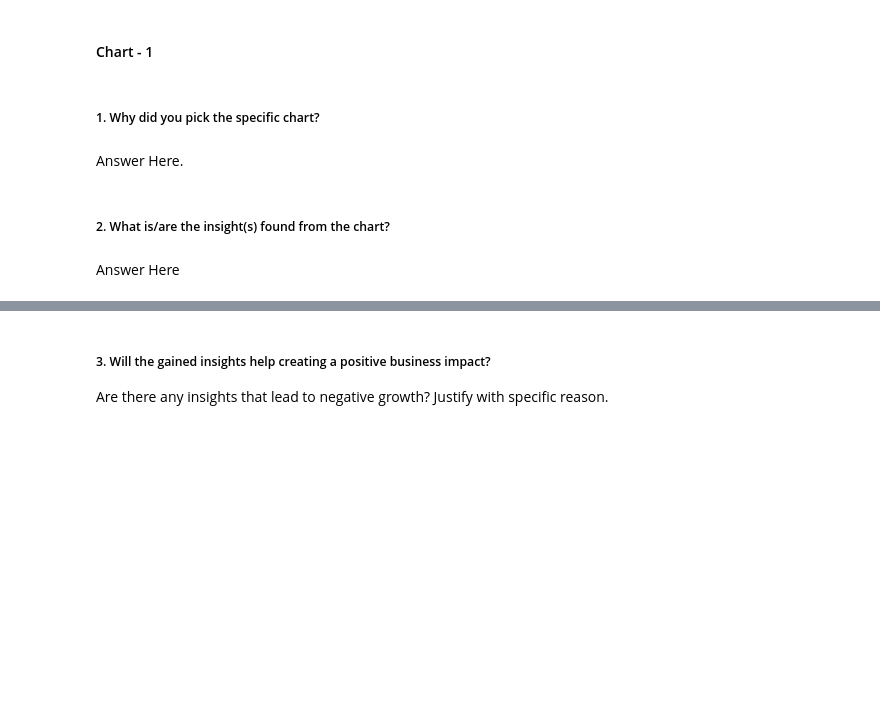
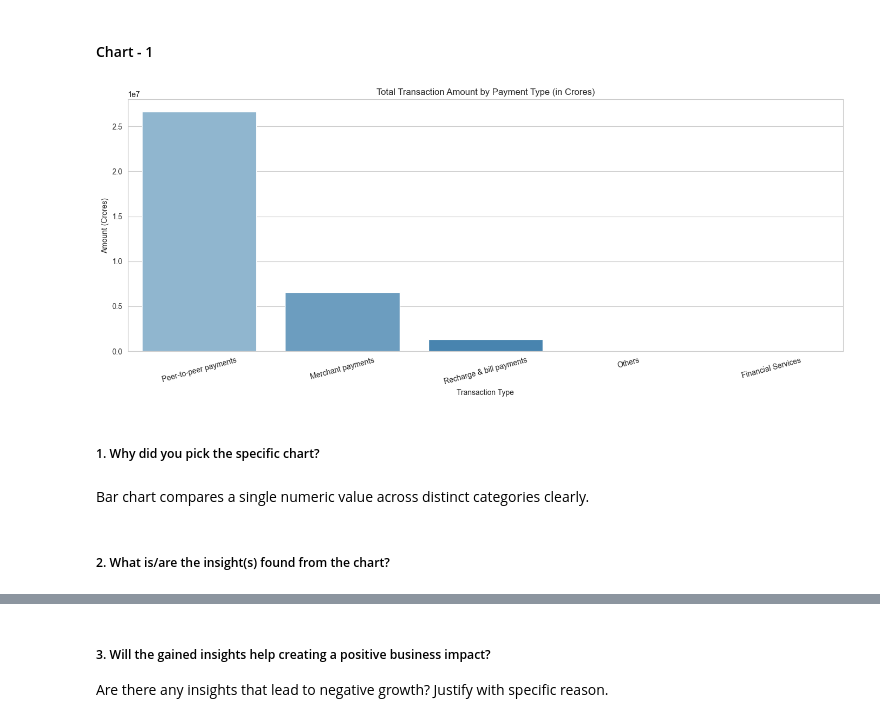
Before and after one commit to sarthak-codes11/-phonepe-transaction-insights, a Jupyter notebook: Sample_ML_Submission_Template-2.ipynb, the cells around one changed output, grey strips where cells are left out. Cells and saved outputs as stored; diff of their text form; code cells hidden in the pictures; blank space fills up the shorter version.

Commit message:
added all 15 charts with insights

```diff
--- a/Sample_ML_Submission_Template-2.ipynb
+++ b/Sample_ML_Submission_Template-2.ipynb
@@ -457,8 +455,18 @@ State and district names were cleaned by replacing hyphens with spaces and conve
+# %%
+# Chart - 1 visualization code
+plt.figure(figsize=(14, 6))
+sns.barplot(data=type_trans, x='Transaction_Type', y='Total_Amount', palette='Blues_d')
+plt.title('Total Transaction Amount by Payment Type (in Crores)')
+plt.xlabel('Transaction Type')
+plt.ylabel('Amount (Crores)')
+plt.xticks(rotation=15)
+plt.tight_layout()
+plt.show()
+# %% [output]
+[figure, added]
 # %% [markdown]
 ##### 1. Why did you pick the specific chart?
-# %% [markdown]
-Answer Here.
+# %% [markdown]
+Bar chart compares a single numeric value across distinct categories clearly.
 # %% [markdown]
 ##### 2. What is/are the insight(s) found from the chart?
-# %% [markdown]
-Answer Here
```
Also changed, not shown: parts of 108 cells of this notebook.
